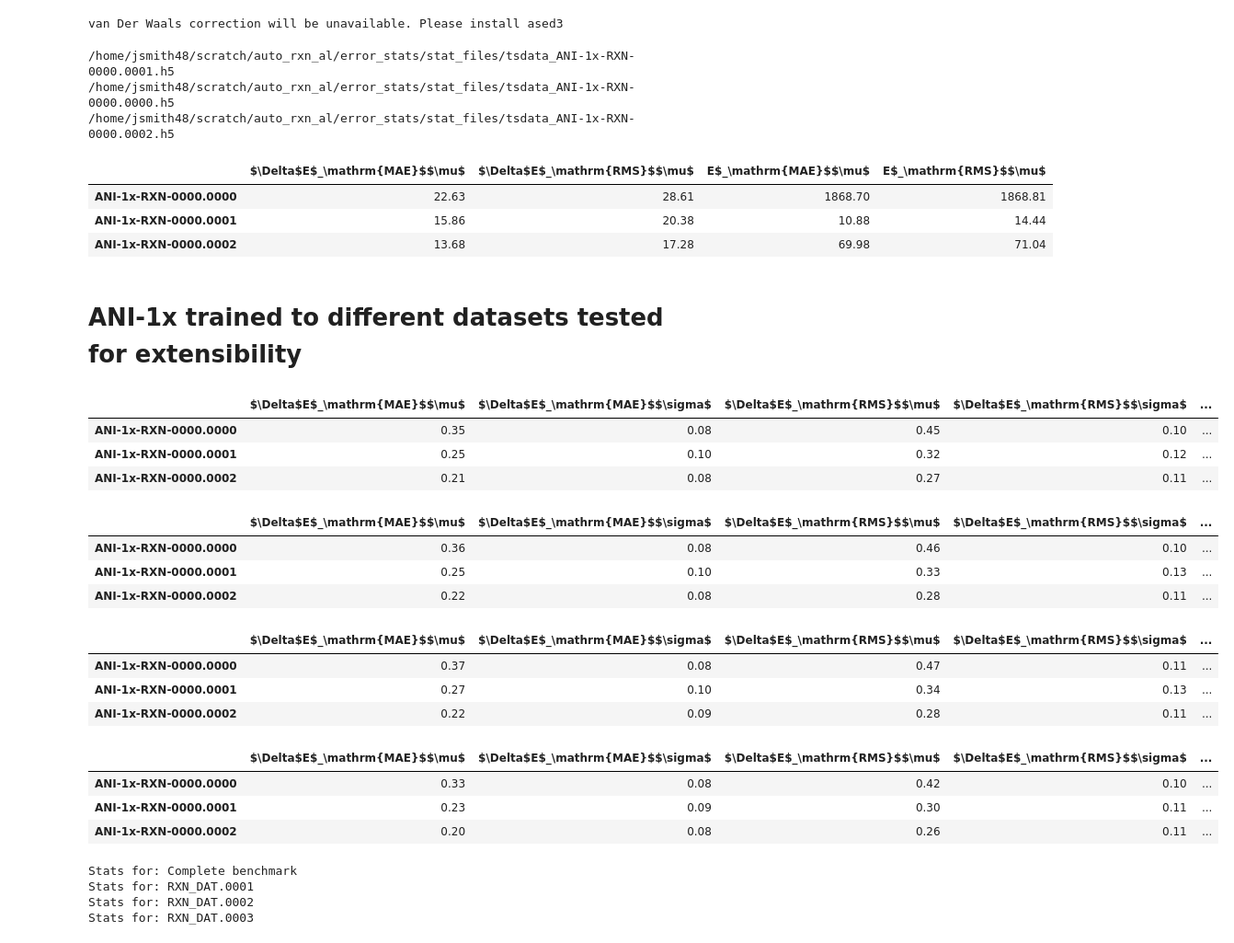
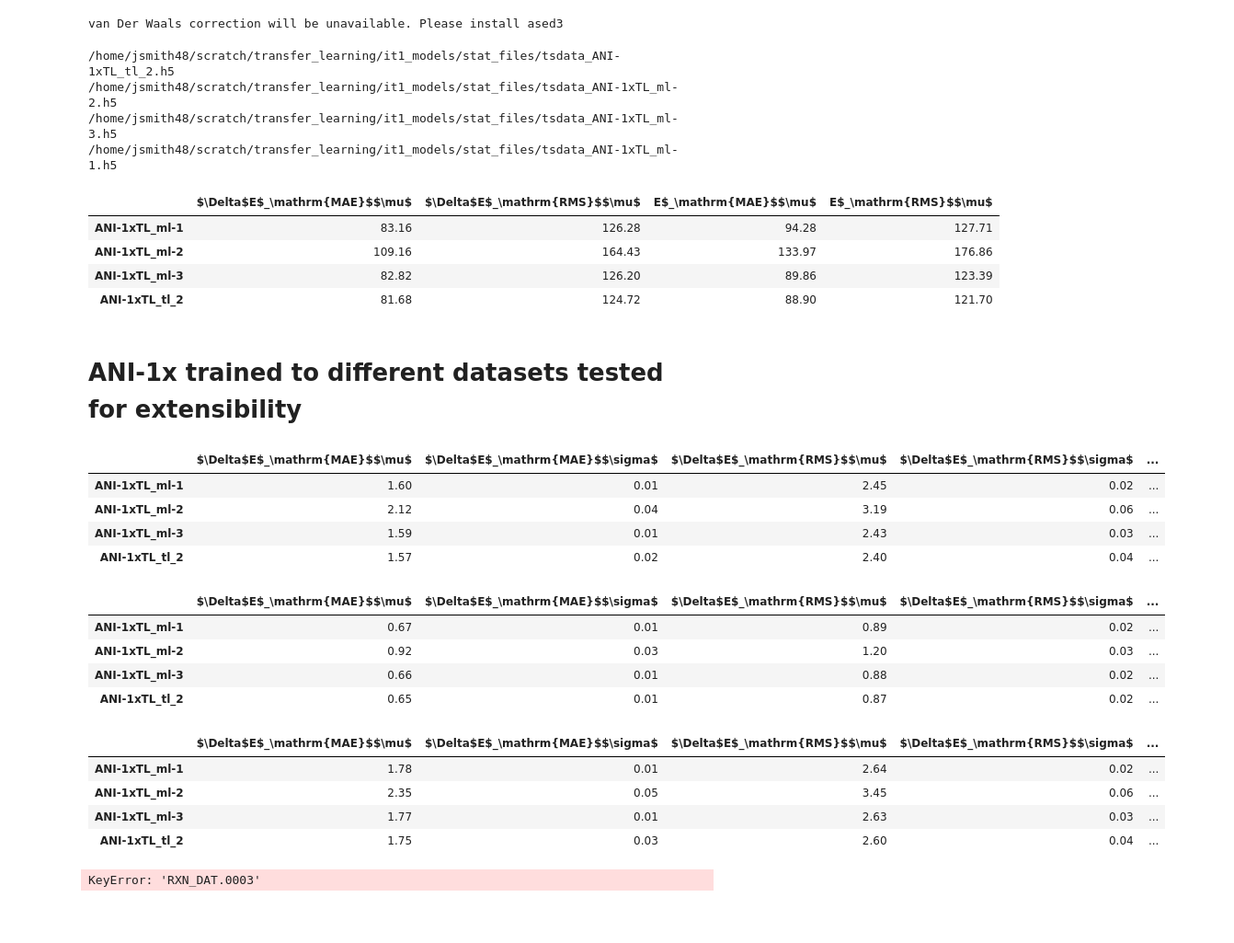
Before and after one commit to Jussmith01/ANI-Tools, a Jupyter notebook: notebooks/evaluate_tsdata.ipynb, the cells around one changed output. Shown at 92% size. Cells and saved outputs as stored; diff of their text form; code cells hidden in the pictures; blank space fills up the shorter version.

```diff
--- a/notebooks/evaluate_tsdata.ipynb
+++ b/notebooks/evaluate_tsdata.ipynb
@@ -11,7 +11,7 @@ pd.options.display.float_format = '{:.2f}'.format
 # %% [output]
 van Der Waals correction will be unavailable. Please install ased3
 # %%
-errdir = '/home/jsmith48/scratch/auto_rxn_al/error_stats/stat_files/'
+errdir = '/home/jsmith48/scratch/transfer_learning/it1_models/stat_files/'
 #errdir = '/home/jujuman/Research/DataReductionMethods/train_test/error_compare/'
 tex_store = "/home/jsmith48/scratch/auto_rxn_al/error_stats/AllTests_results_mean.tex"
 xls_store = "/home/jsmith48/scratch/auto_rxn_al/error_stats/AllTests_results_mean.xlsx"
@@ -28,9 +28,8 @@ tex_store = "/home/jsmith48/scratch/auto_rxn_al/error_stats/AllTests_results.tex
 #xls_store = "/home/jujuman/Research/DataReductionMethods/al_working_network/tables/AllTests_results_mean.xlsx"
 
 efiles = [errdir+f for f in os.listdir(errdir)]
-tsname = ['RXN_DAT.0001',
-          'RXN_DAT.0002',
-          'RXN_DAT.0003',
+tsname = ['r10_ccsd',
+          'GDB-10to13',
           #'DrugBank',
           #'Tripeptide',
           #'GDB07to09',
@@ -59,17 +58,20 @@ tsname = ['DrugBk (SFCl)',
 for i in efiles:
     print(i)
 # %% [output]
-/home/jsmith48/scratch/auto_rxn_al/error_stats/stat_files/tsdata_ANI-1x-RXN-0000.0001.h5
-/home/jsmith48/scratch/auto_rxn_al/error_stats/stat_files/tsdata_ANI-1x-RXN-0000.0000.h5
-/home/jsmith48/scratch/auto_rxn_al/error_stats/stat_files/tsdata_ANI-1x-RXN-0000.0002.h5
+/home/jsmith48/scratch/transfer_learning/it1_models/stat_files/tsdata_ANI-1xTL_tl_2.h5
+/home/jsmith48/scratch/transfer_learning/it1_models/stat_files/tsdata_ANI-1xTL_ml-2.h5
+/home/jsmith48/scratch/transfer_learning/it1_models/stat_files/tsdata_ANI-1xTL_ml-3.h5
+/home/jsmith48/scratch/transfer_learning/it1_models/stat_files/tsdata_ANI-1xTL_ml-1.h5
 # %%
 eed = aes.evaluate_ensemble_data(efiles)
-eed.get_totalerrorperatom_table(['RXN_DAT.0001'])
+eed.get_totalerrorperatom_table(['r10_ccsd'])
+eed.get_totalerrorperatom_table(['GDB-10to13'])
 # %% [output]
 |  | $\Delta$E$_\mathrm{MAE}$$\mu$ | $\Delta$E$_\mathrm{RMS}$$\mu$ | E$_\mathrm{MAE}$$\mu$ | E$_\mathrm{RMS}$$\mu$ |
-| ANI-1x-RXN-0000.0000 | 22.63 | 28.61 | 1868.70 | 1868.81 |
-| ANI-1x-RXN-0000.0001 | 15.86 | 20.38 | 10.88 | 14.44 |
-| ANI-1x-RXN-0000.0002 | 13.68 | 17.28 | 69.98 | 71.04 |
+| ANI-1xTL_ml-1 | 83.16 | 126.28 | 94.28 | 127.71 |
+| ANI-1xTL_ml-2 | 109.16 | 164.43 | 133.97 | 176.86 |
+| ANI-1xTL_ml-3 | 82.82 | 126.20 | 89.86 | 123.39 |
+| ANI-1xTL_tl_2 | 81.68 | 124.72 | 88.90 | 121.70 |
 # %%
 #eed.get_ntwrk_error_table('0707.0001.0400')
 # %%
@@ -82,30 +84,30 @@ eed.get_totalerrorperatom_table(['RXN_DAT.0001'])
 eed.get_totalerror_table() # All errors combined
 # %% [output]
 |  | $\Delta$E$_\mathrm{MAE}$$\mu$ | $\Delta$E$_\mathrm{MAE}$$\sigma$ | $\Delta$E$_\mathrm{RMS}$$\mu$ | $\Delta$E$_\mathrm{RMS}$$\sigma$ | ... |
-| ANI-1x-RXN-0000.0000 | 0.35 | 0.08 | 0.45 | 0.10 | ... |
-| ANI-1x-RXN-0000.0001 | 0.25 | 0.10 | 0.32 | 0.12 | ... |
-| ANI-1x-RXN-0000.0002 | 0.21 | 0.08 | 0.27 | 0.11 | ... |
+| ANI-1xTL_ml-1 | 1.60 | 0.01 | 2.45 | 0.02 | ... |
+| ANI-1xTL_ml-2 | 2.12 | 0.04 | 3.19 | 0.06 | ... |
+| ANI-1xTL_ml-3 | 1.59 | 0.01 | 2.43 | 0.03 | ... |
+| ANI-1xTL_tl_2 | 1.57 | 0.02 | 2.40 | 0.04 | ... |
 # %%
-eed.get_error_table(tskey='RXN_DAT.0001')
+eed.get_error_table(tskey='r10_ccsd')
 # %% [output]
 |  | $\Delta$E$_\mathrm{MAE}$$\mu$ | $\Delta$E$_\mathrm{MAE}$$\sigma$ | $\Delta$E$_\mathrm{RMS}$$\mu$ | $\Delta$E$_\mathrm{RMS}$$\sigma$ | ... |
-| ANI-1x-RXN-0000.0000 | 0.36 | 0.08 | 0.46 | 0.10 | ... |
-| ANI-1x-RXN-0000.0001 | 0.25 | 0.10 | 0.33 | 0.13 | ... |
-| ANI-1x-RXN-0000.0002 | 0.22 | 0.08 | 0.28 | 0.11 | ... |
+| ANI-1xTL_ml-1 | 0.67 | 0.01 | 0.89 | 0.02 | ... |
+| ANI-1xTL_ml-2 | 0.92 | 0.03 | 1.20 | 0.03 | ... |
+| ANI-1xTL_ml-3 | 0.66 | 0.01 | 0.88 | 0.02 | ... |
+| ANI-1xTL_tl_2 | 0.65 | 0.01 | 0.87 | 0.02 | ... |
 # %%
-eed.get_error_table(tskey='RXN_DAT.0002')
+eed.get_error_table(tskey='GDB-10to13')
 # %% [output]
 |  | $\Delta$E$_\mathrm{MAE}$$\mu$ | $\Delta$E$_\mathrm{MAE}$$\sigma$ | $\Delta$E$_\mathrm{RMS}$$\mu$ | $\Delta$E$_\mathrm{RMS}$$\sigma$ | ... |
-| ANI-1x-RXN-0000.0000 | 0.37 | 0.08 | 0.47 | 0.11 | ... |
-| ANI-1x-RXN-0000.0001 | 0.27 | 0.10 | 0.34 | 0.13 | ... |
-| ANI-1x-RXN-0000.0002 | 0.22 | 0.09 | 0.28 | 0.11 | ... |
+| ANI-1xTL_ml-1 | 1.78 | 0.01 | 2.64 | 0.02 | ... |
+| ANI-1xTL_ml-2 | 2.35 | 0.05 | 3.45 | 0.06 | ... |
+| ANI-1xTL_ml-3 | 1.77 | 0.01 | 2.63 | 0.03 | ... |
+| ANI-1xTL_tl_2 | 1.75 | 0.03 | 2.60 | 0.04 | ... |
 # %%
 eed.get_error_table(tskey='RXN_DAT.0003')
 # %% [output]
-|  | $\Delta$E$_\mathrm{MAE}$$\mu$ | $\Delta$E$_\mathrm{MAE}$$\sigma$ | $\Delta$E$_\mathrm{RMS}$$\mu$ | $\Delta$E$_\mathrm{RMS}$$\sigma$ | ... |
-| ANI-1x-RXN-0000.0000 | 0.33 | 0.08 | 0.42 | 0.10 | ... |
-| ANI-1x-RXN-0000.0001 | 0.23 | 0.09 | 0.30 | 0.11 | ... |
-| ANI-1x-RXN-0000.0002 | 0.20 | 0.08 | 0.26 | 0.11 | ... |
+KeyError: 'RXN_DAT.0003'
 # %%
 #eed.get_error_table(tskey='s66x8')
 # %%
@@ -145,8 +147,3 @@ styles[0]
 
 # Close the Pandas Excel writer and output the Excel file.
 writer.save()
-# %% [output]
-Stats for: Complete benchmark
-Stats for: RXN_DAT.0001
-Stats for: RXN_DAT.0002
-Stats for: RXN_DAT.0003
```
Also changed, not shown: parts of 12 cells of this notebook, 9 other files.
